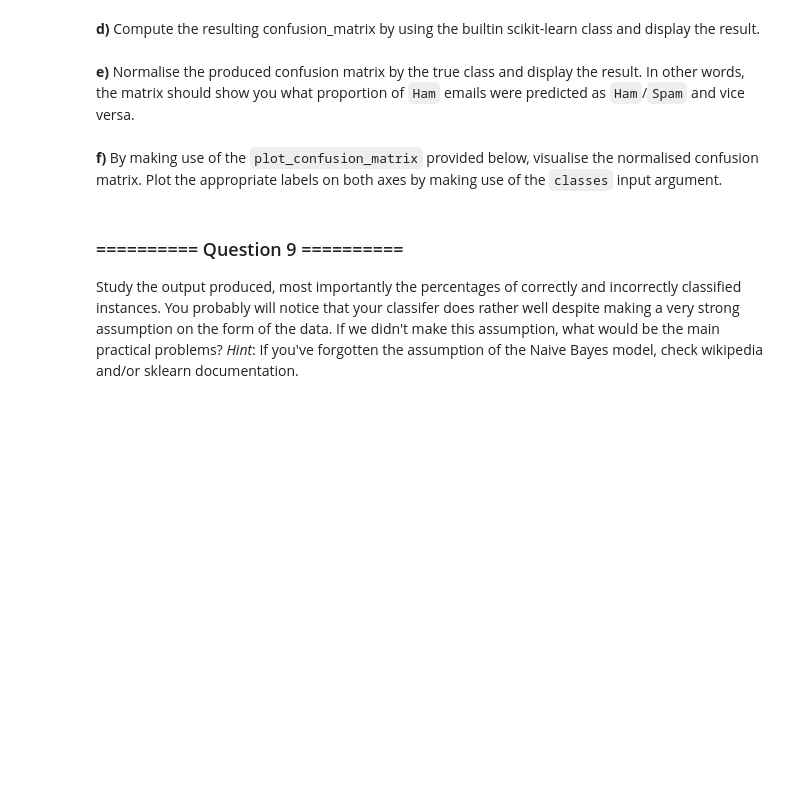
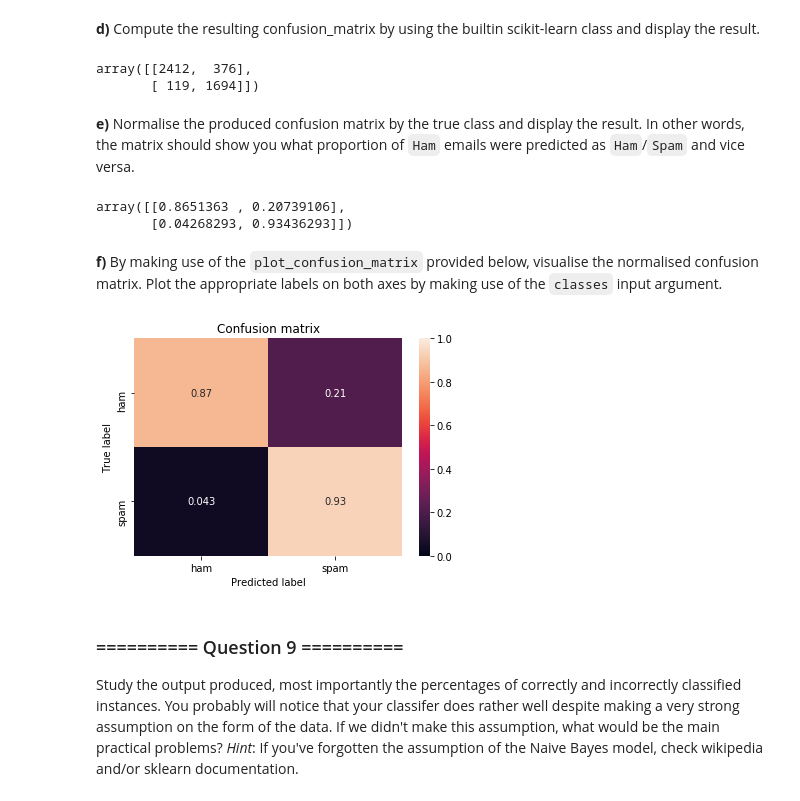
Before and after one commit to celinadong/iaml-labs, a Jupyter notebook: Labs/01 - Analysis and Visualisation.ipynb, the cells around one changed output. Drawn from its saved outputs; the diff is of its cells as text; code cells hidden in the pictures; blank space fills up the shorter version.

```diff
--- a/Labs/01 - Analysis and Visualisation.ipynb
+++ b/Labs/01 - Analysis and Visualisation.ipynb
@@ -236,3 +278,5 @@ As a first step we extract the input features and targets from the DataFrame. To
 Now we want to train a Multinomial Naive Bayes classifier. Initialise a `MultinomialNB` object and [`fit`](http://scikit-learn.org/0.19/modules/generated/sklearn.naive_bayes.MultinomialNB.html#sklearn.naive_bayes.MultinomialNB.fit) the classifier using the `X` and `y` arrays extracted in the cell above.
 # %%
 # Your Code goes here:
+clf = MultinomialNB()
+clf.fit(X=X, y=y)
@@ -253,7 +302,8 @@ Scikit-learn also has a [`confusion_matrix`](http://scikit-learn.org/0.19/module
 # %% [markdown]
 **b)** Predict the output of the classifier by using the training data as input. *Hint*: make use of the `predict` method of the `MultinomialNB` classifier.
 # %%
-# Your Code goes here:
+# Your Code goes here
+preds = clf.predict(X=X)
 # %% [markdown]
 **c)** Compute the classification accuracy on the training data by either using the `accuracy_score` metric or the `score` method of the `MultinomialNB`.
 # %%
@@ -262,10 +315,20 @@ Scikit-learn also has a [`confusion_matrix`](http://scikit-learn.org/0.19/module
 **d)** Compute the resulting confusion_matrix by using the builtin scikit-learn class and display the result.
 # %%
 # Your Code goes here:
+cm = confusion_matrix(y, preds)
+cm
+# %% [output]
+array([[2412,  376],
+       [ 119, 1694]])
 # %% [markdown]
 **e)** Normalise the produced confusion matrix by the true class and display the result. In other words, the matrix should show you what proportion of `Ham` emails were predicted as `Ham`/`Spam` and vice versa.
 # %%
 # Your Code goes here:
+cm_normalised = cm/cm.sum(axis=1)
+cm_normalised
+# %% [output]
+array([[0.8651363 , 0.20739106],
+       [0.04268293, 0.93436293]])
 # %% [markdown]
 **f)** By making use of the `plot_confusion_matrix` provided below, visualise the normalised confusion matrix. Plot the appropriate labels on both axes by making use of the `classes` input argument.
 # %%
@@ -280,6 +343,9 @@ def plot_confusion_matrix(cm, classes=None, title='Confusion matrix'):
     plt.xlabel('Predicted label')
 # %%
 # Your Code goes here:
+plot_confusion_matrix(cm_normalised, classes=['ham', 'spam'])
+# %% [output]
+[figure, added]
 # %% [markdown]
 ### ========== Question 9 ==========
 
```
Also changed, not shown: parts of 30 cells of this notebook.
